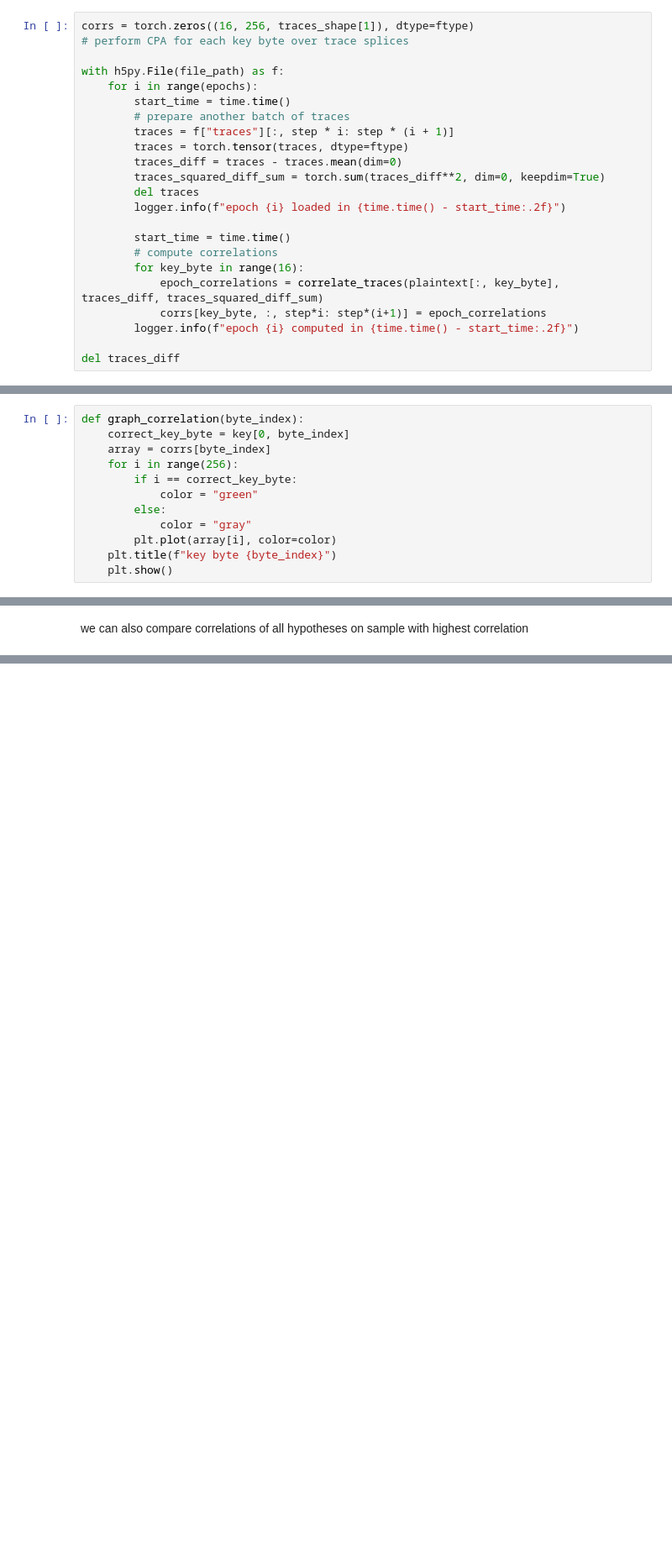
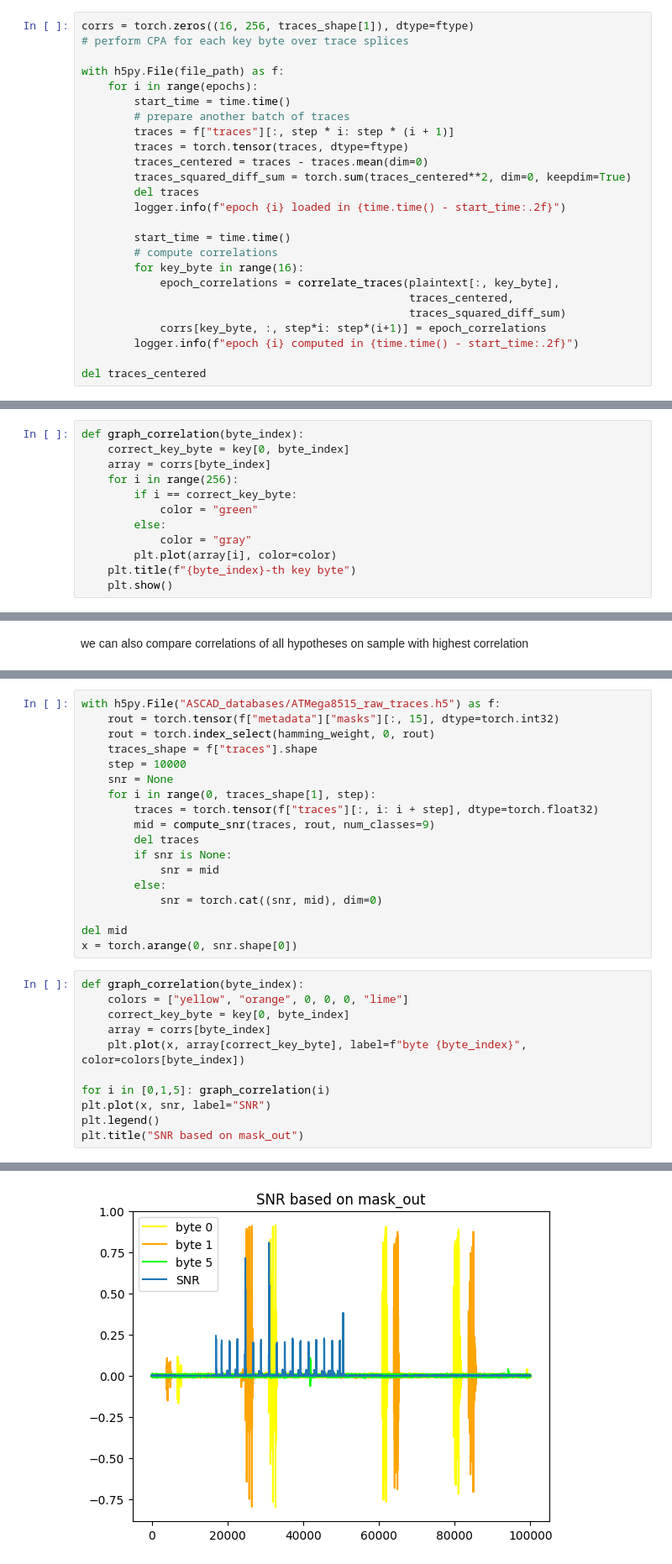
Before and after one commit to paba16/CPA-public-datasets, a Jupyter notebook: ascad.ipynb, the cells around one changed output, grey strips where cells are left out. Shown at 84% size. Cells and saved outputs as stored; diff of their text form; blank space fills up the shorter version.

```diff
--- a/ascad.ipynb
+++ b/ascad.ipynb
@@ -123,17 +124,19 @@ with h5py.File(file_path) as f:
         # prepare another batch of traces
         traces = f["traces"][:, step * i: step * (i + 1)]
         traces = torch.tensor(traces, dtype=ftype)
-        traces_diff = traces - traces.mean(dim=0)
-        traces_squared_diff_sum = torch.sum(traces_diff**2, dim=0, keepdim=True)
+        traces_centered = traces - traces.mean(dim=0)
+        traces_squared_diff_sum = torch.sum(traces_centered**2, dim=0, keepdim=True)
         del traces
         logger.info(f"epoch {i} loaded in {time.time() - start_time:.2f}")
 
         start_time = time.time()
         # compute correlations
         for key_byte in range(16):
-            epoch_correlations = correlate_traces(plaintext[:, key_byte], traces_diff, traces_squared_diff_sum)
+            epoch_correlations = correlate_traces(plaintext[:, key_byte],
+                                                  traces_centered,
+                                                  traces_squared_diff_sum)
             corrs[key_byte, :, step*i: step*(i+1)] = epoch_correlations
         logger.info(f"epoch {i} computed in {time.time() - start_time:.2f}")
 
-del traces_diff
+del traces_centered
 # %% [output]
@@ -203,7 +204,7 @@ def graph_correlation(byte_index):
         else:
             color = "gray"
         plt.plot(array[i], color=color)
-    plt.title(f"key byte {byte_index}")
+    plt.title(f"{byte_index}-th key byte")
     plt.show()
 # %% [markdown]
 why did we recover bytes 0 and 1 so well, are they not protected?
@@ -265,0 +310,30 @@ torch.Size([16, 256])
+# %%
+with h5py.File("ASCAD_databases/ATMega8515_raw_traces.h5") as f:
+    rout = torch.tensor(f["metadata"]["masks"][:, 15], dtype=torch.int32)
+    rout = torch.index_select(hamming_weight, 0, rout)
+    traces_shape = f["traces"].shape
+    step = 10000
+    snr = None
+    for i in range(0, traces_shape[1], step):
+        traces = torch.tensor(f["traces"][:, i: i + step], dtype=torch.float32)
+        mid = compute_snr(traces, rout, num_classes=9)
+        del traces
+        if snr is None:
+            snr = mid
+        else:
+            snr = torch.cat((snr, mid), dim=0)
+
+del mid
+x = torch.arange(0, snr.shape[0])
+# %%
+def graph_correlation(byte_index):
+    colors = ["yellow", "orange", 0, 0, 0, "lime"]
+    correct_key_byte = key[0, byte_index]
+    array = corrs[byte_index]
+    plt.plot(x, array[correct_key_byte], label=f"byte {byte_index}", color=colors[byte_index])
+
+for i in [0,1,5]: graph_correlation(i)
+plt.plot(x, snr, label="SNR")
+plt.legend()
+plt.title("SNR based on mask_out")
+# %% [output]
@@ -265,0 +341 @@ torch.Size([16, 256])
+[figure, added]
```
Also changed, not shown: parts of 15 cells of this notebook, 3 other files.
